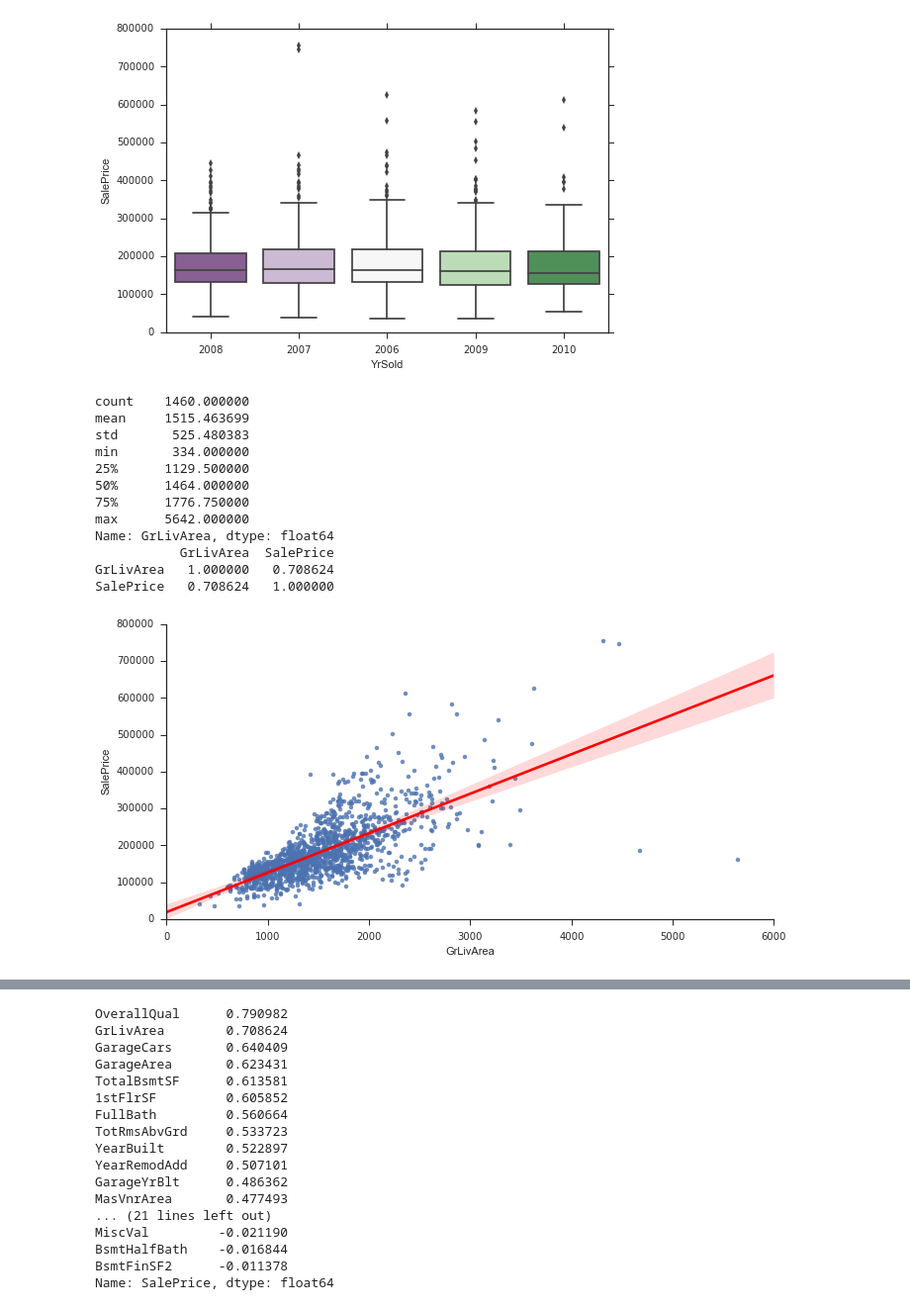
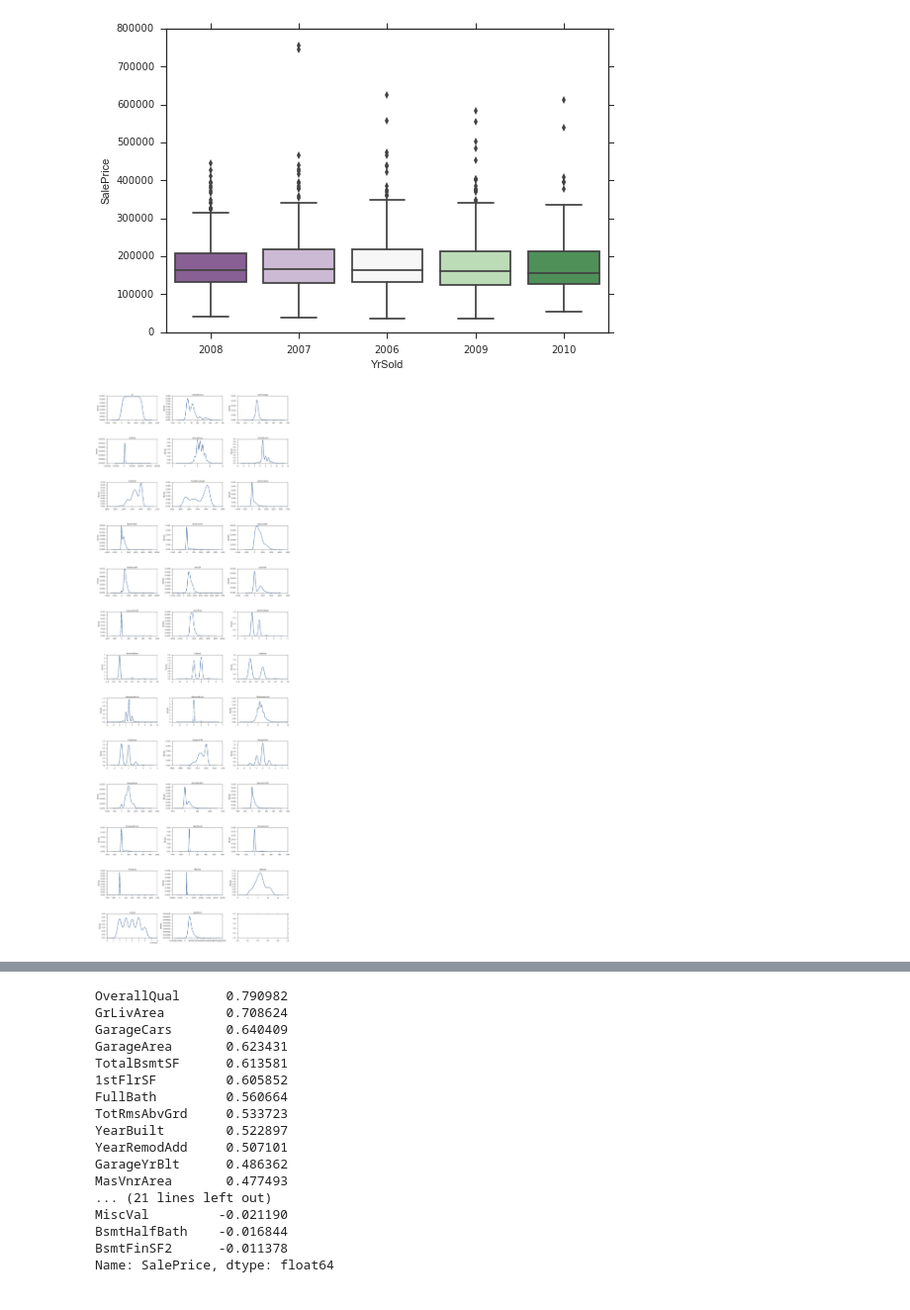
Before and after one commit to moyphilip/Ames-Housing, a Jupyter notebook: Ames-Housing-Notebook.ipynb, the cells around one changed output, grey strips where cells are left out. Shown at 99% size. Drawn from its saved outputs; the diff is of its cells as text; code cells hidden in the pictures.

```diff
--- a/Ames-Housing-Notebook.ipynb
+++ b/Ames-Housing-Notebook.ipynb
@@ -95,31 +90,23 @@ sns.boxplot(x='YrSold', y='SalePrice', data=train, palette="PRGn")
 # %% [output]
 <matplotlib.axes._subplots.AxesSubplot at 0x...>
 [figure]
-# %%
-# Lot Area vs Sale Price, based on the scatter plot lot area does not affect the price much. There are a few outliers
-# that we should look into compared to the ones in the left cluster.
-ax = sns.lmplot(x='GrLivArea',y='SalePrice',
-                data=train ,fit_reg=True,
-                aspect = 2, line_kws={'color': 'red'})
-
-ax.axes[0,0].set_ylim(0,800000)
-
-print train['GrLivArea'].describe()
-
-print train[['GrLivArea','SalePrice']].corr()
-
-sns.plt.show()
-# %% [output]
-count    1460.000000
-mean     1515.463699
-std       525.480383
-min       334.000000
-25%      1129.500000
-50%      1464.000000
-75%      1776.750000
-max      5642.000000
-Name: GrLivArea, dtype: float64
-           GrLivArea  SalePrice
-GrLivArea   1.000000   0.708624
-SalePrice   0.708624   1.000000
-[figure, removed]
+# %%
+#number features
+
+train.select_dtypes(include=['float64','int64'])
+# num_features = train.dtypes[train.dtypes in ['int64','float64']].index
+n_features1 = 10
+n_rows = 13
+num_df = train.select_dtypes(include=['float64','int64'])
+
+fig, axs = plt.subplots(n_rows,3, figsize = (20,60))
+
+fig.subplots_adjust(hspace=.8, wspace=.3)
+
+for k in axs:
+    for i,j in zip(num_df, axs.flat):
+        g = num_df[i].plot.kde(ax = j, title = i)
+        g.get_xaxis().tick_bottom()
+        g.get_yaxis().tick_left()
+# %% [output]
+[figure, added]
```
Also changed, not shown: parts of 15 cells of this notebook.
